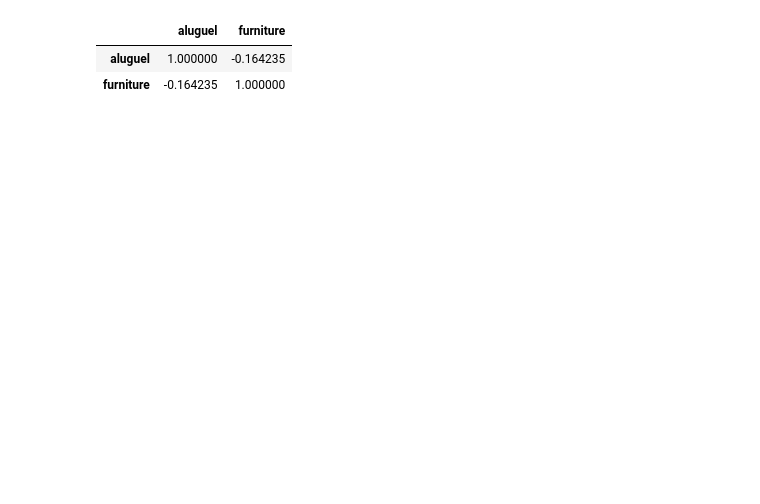
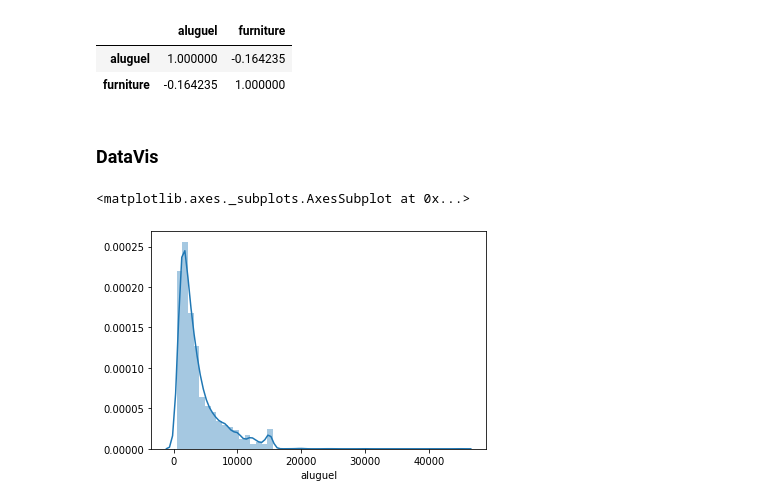
Before and after one commit to leticiacechinel/AceleraDev, a Jupyter notebook: analise_explo.ipynb, the cells around one changed output. Saved outputs shown, nothing was run; the diff lists cells and outputs as text; code cells hidden in the pictures; blank space fills up the shorter version.

```diff
--- a/analise_explo.ipynb
+++ b/analise_explo.ipynb
@@ -50,0 +53,11 @@ A media de banheiros em imoveis caros em  Rio de Janeiro é igual a  2.654986522
+# %%
+from sklearn.preprocessing import LabelEncoder
+tipos = data.dtypes
+encoders = {}
+
+for coluna,tipo in tipos.items():
+    le = LabelEncoder()
+    if tipo == 'object':
+        print(coluna, tipo)
+        data[coluna] = le.fit_transform(data[coluna])
+        encoders[coluna] = le
@@ -74,3 +88,5 @@ data[["aluguel","furniture"]].corr()
 |  | aluguel | furniture |
 | aluguel | 1.000000 | -0.164235 |
 | furniture | -0.164235 | 1.000000 |
+# %% [markdown]
+### DataVis
@@ -76,0 +95,5 @@ data[["aluguel","furniture"]].corr()
+# %%
+sns.distplot(data.aluguel)
+# %% [output]
+<matplotlib.axes._subplots.AxesSubplot at 0x...>
+[figure, added]
```
Also changed, not shown: parts of 10 cells of this notebook.
